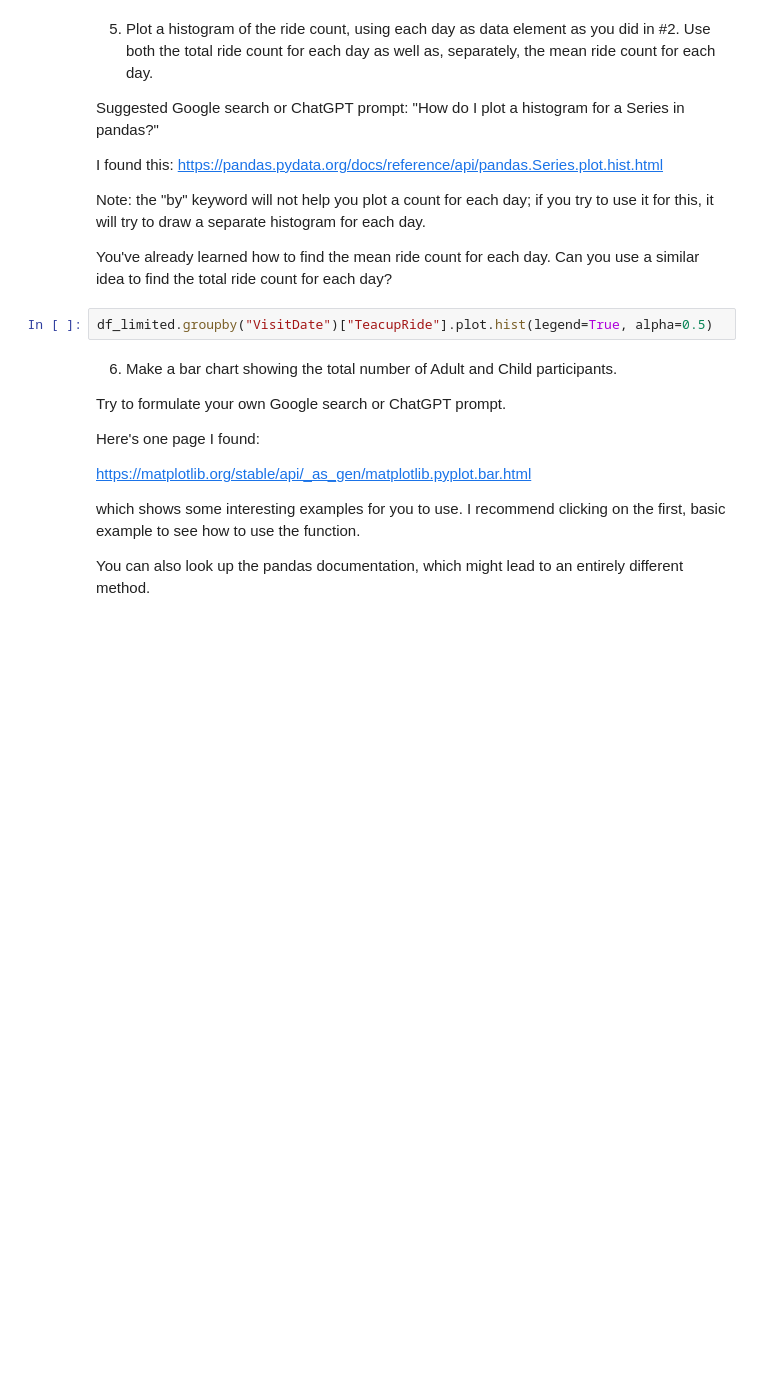
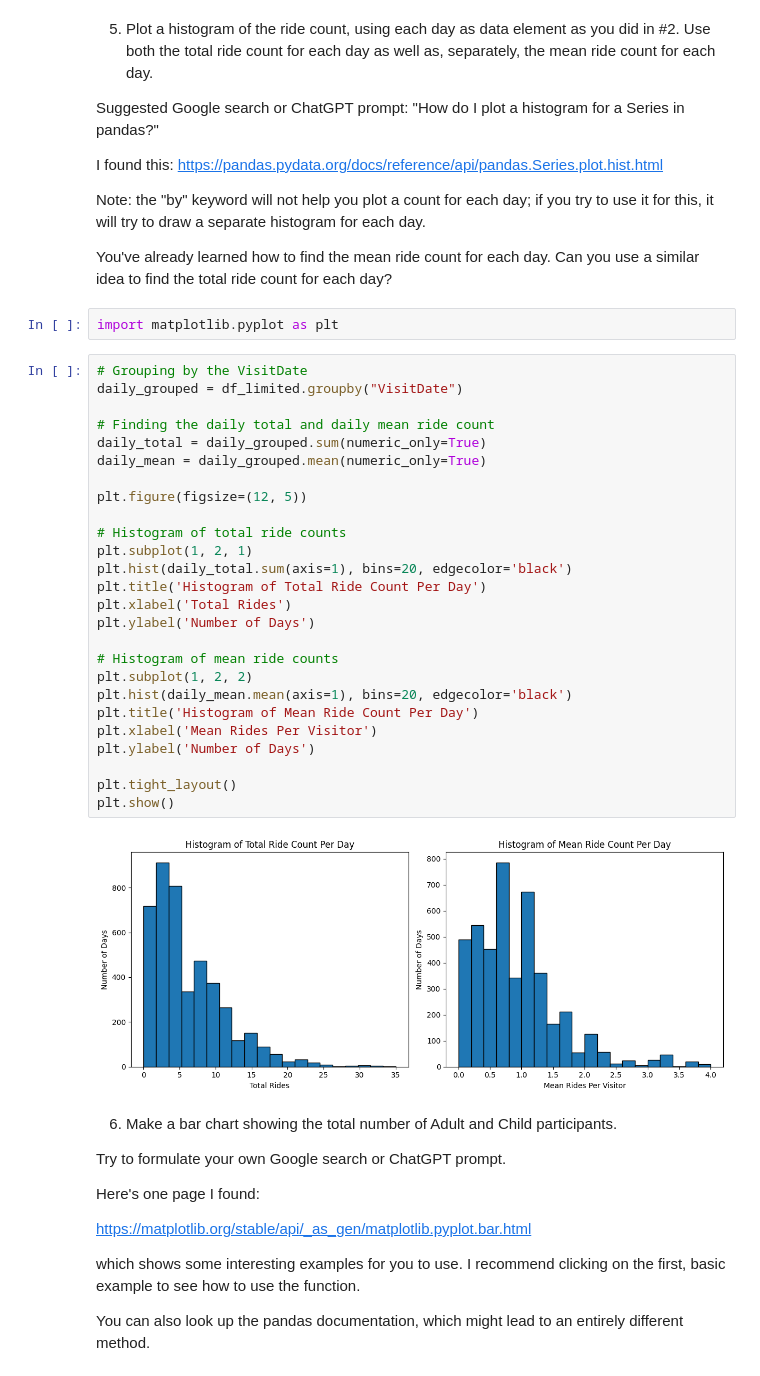
Before and after one commit to makenna-e/bu-cds-dx699s-summer-2025-assignments, a Jupyter notebook: OMDS-ModB2-Week3-Ehrlich-Makenna.ipynb, the cells around one changed output. Cells and saved outputs as stored; diff of their text form; blank space fills up the shorter version.

```diff
--- a/OMDS-ModB2-Week3-Ehrlich-Makenna.ipynb
+++ b/OMDS-ModB2-Week3-Ehrlich-Makenna.ipynb
@@ -334,8 +336,36 @@ I found this: https://pandas.pydata.org/docs/reference/api/pandas.Series.plot.hi
 Note: the "by" keyword will not help you plot a count for each day; if you try to use it for this, it will try to draw a separate histogram for each day.
 
 You've already learned how to find the mean ride count for each day.  Can you use a similar idea to find the total ride count for each day?
+# %%
+import matplotlib.pyplot as plt
 # %%
-df_limited.groupby("VisitDate")["TeacupRide"].plot.hist(legend=True, alpha=0.5)
+# Grouping by the VisitDate
+daily_grouped = df_limited.groupby("VisitDate")
+
+# Finding the daily total and daily mean ride count
+daily_total = daily_grouped.sum(numeric_only=True)
+daily_mean = daily_grouped.mean(numeric_only=True)
+
+plt.figure(figsize=(12, 5))
+
+# Histogram of total ride counts
+plt.subplot(1, 2, 1)
+plt.hist(daily_total.sum(axis=1), bins=20, edgecolor='black')
+plt.title('Histogram of Total Ride Count Per Day')
+plt.xlabel('Total Rides')
+plt.ylabel('Number of Days')
+
+# Histogram of mean ride counts
+plt.subplot(1, 2, 2)
+plt.hist(daily_mean.mean(axis=1), bins=20, edgecolor='black')
+plt.title('Histogram of Mean Ride Count Per Day')
+plt.xlabel('Mean Rides Per Visitor')
+plt.ylabel('Number of Days')
+
+plt.tight_layout()
+plt.show()
+# %% [output]
+[figure, added]
 # %% [markdown]
 6. Make a bar chart showing the total number of Adult and Child participants.
 
```
Also changed, not shown: parts of 7 cells of this notebook.
